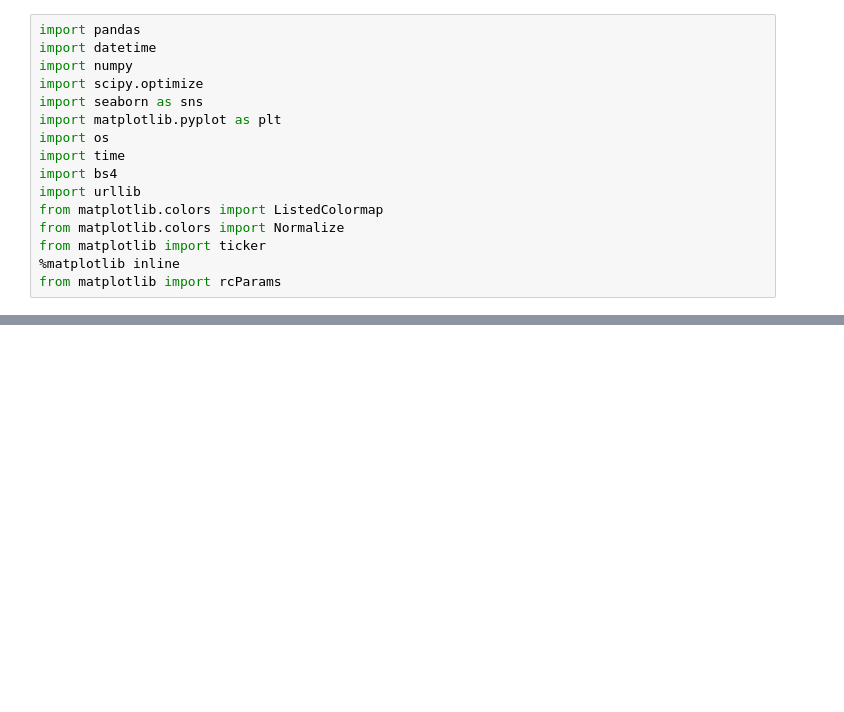
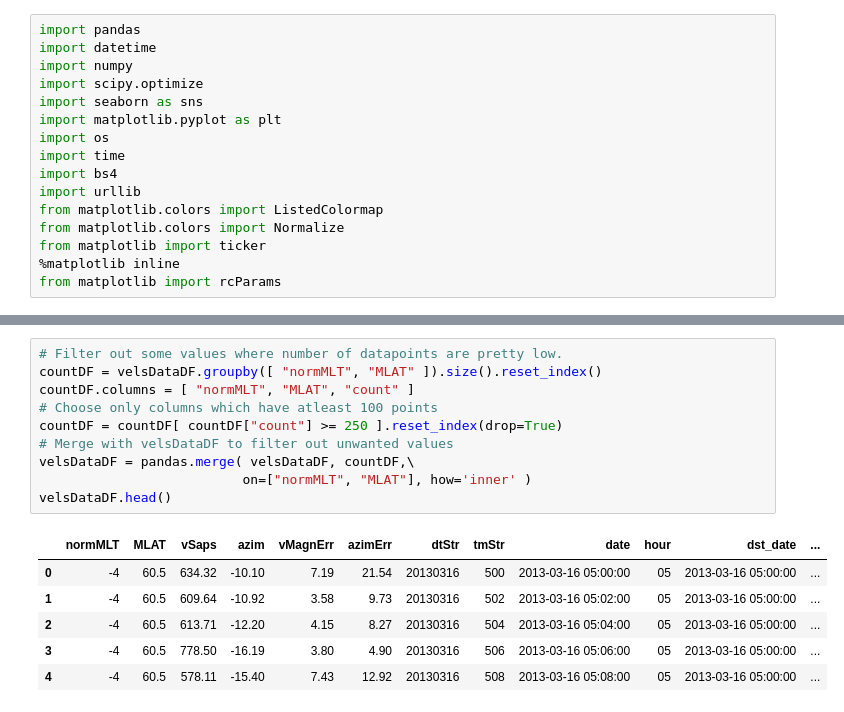
Before and after one commit to bharatreddy/vel-analys, a Jupyter notebook: ipy/stats_test.ipynb, the cells around one changed output, grey strips where cells are left out. Drawn from its saved outputs; the diff is of its cells as text; blank space fills up the shorter version.

```diff
--- a/ipy/stats_test.ipynb
+++ b/ipy/stats_test.ipynb
@@ -168,3 +168,20 @@ velsDataDF.head()
+# %%
+# Filter out some values where number of datapoints are pretty low.
+countDF = velsDataDF.groupby([ "normMLT", "MLAT" ]).size().reset_index()
+countDF.columns = [ "normMLT", "MLAT", "count" ]
+# Choose only columns which have atleast 100 points
+countDF = countDF[ countDF["count"] >= 250 ].reset_index(drop=True)
+# Merge with velsDataDF to filter out unwanted values
+velsDataDF = pandas.merge( velsDataDF, countDF,\
+                          on=["normMLT", "MLAT"], how='inner' )
+velsDataDF.head()
+# %% [output]
+|  | normMLT | MLAT | vSaps | azim | vMagnErr | azimErr | dtStr | tmStr | date | hour | dst_date | ... |
+| 0 | -4 | 60.5 | 634.32 | -10.10 | 7.19 | 21.54 | 20130316 | 500 | 2013-03-16 05:00:00 | 05 | 2013-03-16 05:00:00 | ... |
+| 1 | -4 | 60.5 | 609.64 | -10.92 | 3.58 | 9.73 | 20130316 | 502 | 2013-03-16 05:02:00 | 05 | 2013-03-16 05:00:00 | ... |
+| 2 | -4 | 60.5 | 613.71 | -12.20 | 4.15 | 8.27 | 20130316 | 504 | 2013-03-16 05:04:00 | 05 | 2013-03-16 05:00:00 | ... |
+| 3 | -4 | 60.5 | 778.50 | -16.19 | 3.80 | 4.90 | 20130316 | 506 | 2013-03-16 05:06:00 | 05 | 2013-03-16 05:00:00 | ... |
+| 4 | -4 | 60.5 | 578.11 | -15.40 | 7.43 | 12.92 | 20130316 | 508 | 2013-03-16 05:08:00 | 05 | 2013-03-16 05:00:00 | ... |
 # %%
 # We'll now divide data into MLT/MLAT bins and get some stats
 mltMlatMeanDF = velsDataDF.groupby( [ "normMLT", "MLAT" ] ).median().reset_index()
```
Also changed, not shown: parts of 6 cells of this notebook.
